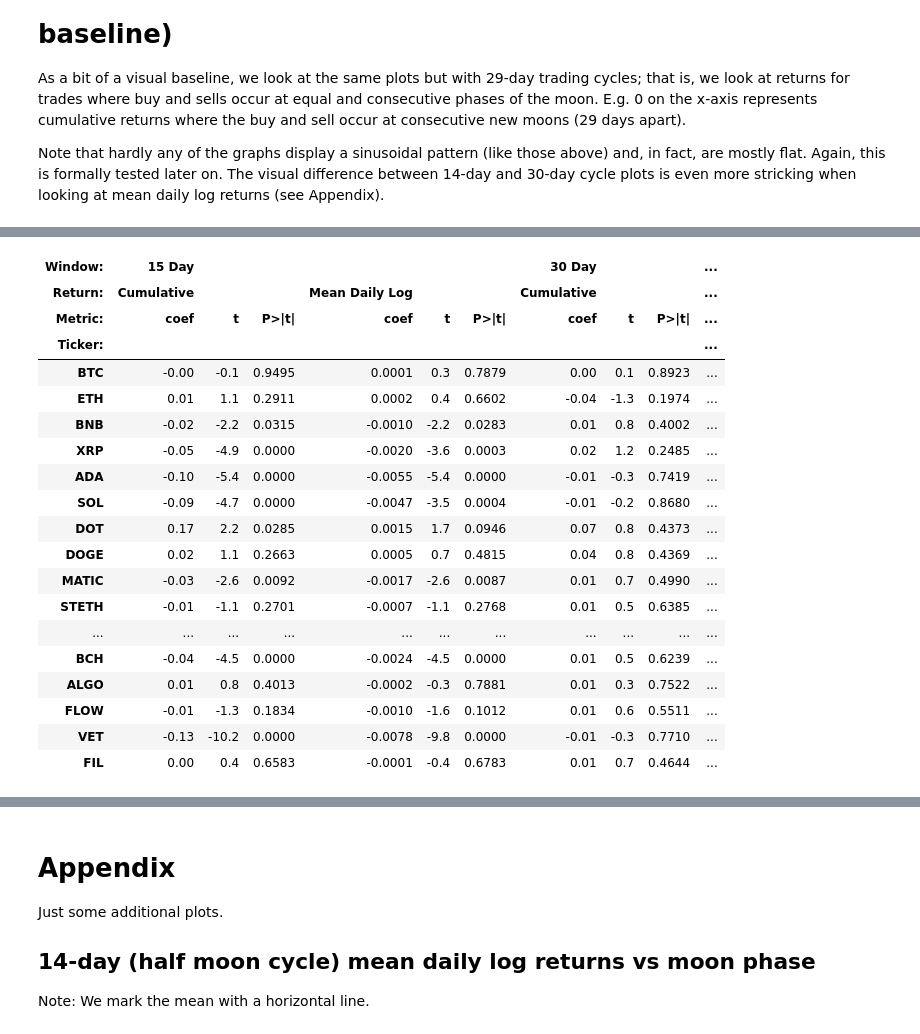
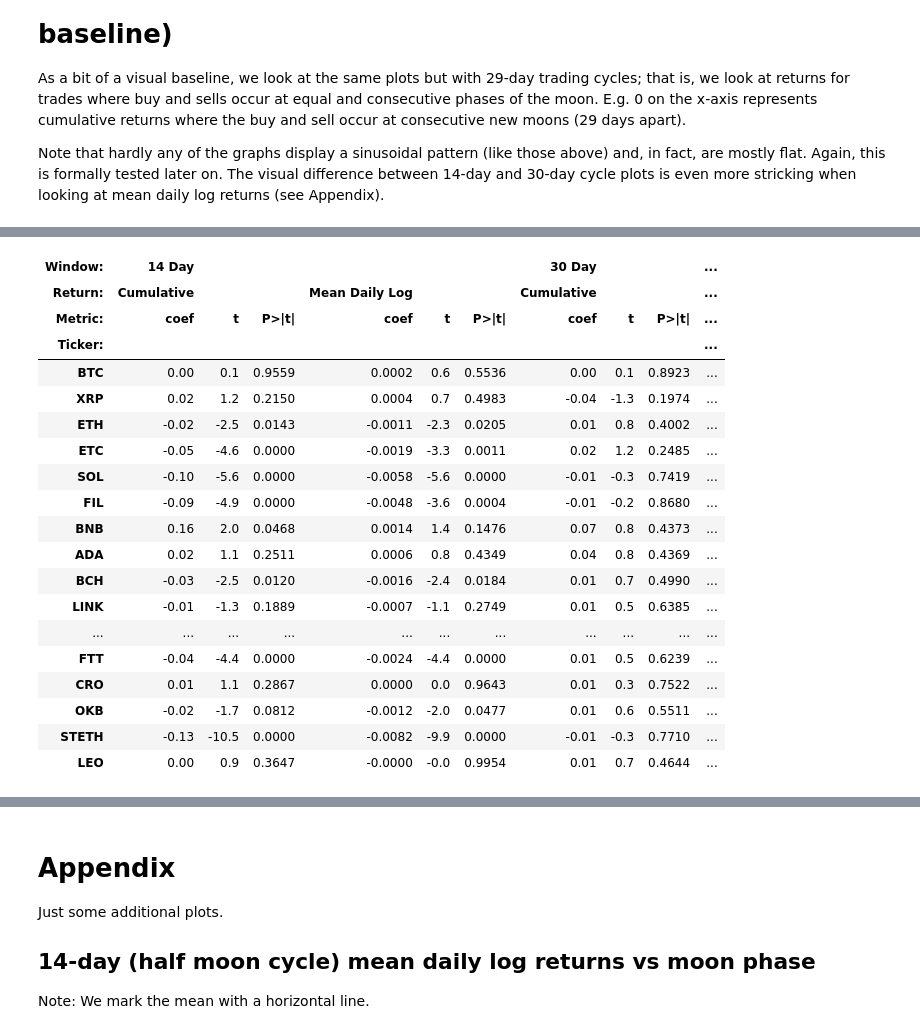
Before and after one commit to astrace/notebooks, a Jupyter notebook: moon_cycle/Lunar Phases and Cryptocurrency Returns.ipynb, the cells around one changed output, grey strips where cells are left out. Drawn from its saved outputs; the diff is of its cells as text; code cells hidden in the pictures.

```diff
--- a/moon_cycle/Lunar Phases and Cryptocurrency Returns.ipynb
+++ b/moon_cycle/Lunar Phases and Cryptocurrency Returns.ipynb
@@ -271,7 +261,7 @@ mean length of a lunar cycle). The results indicate a significant cyclical lunar
 def _run_experiment(df):
     result = []
     df['cos_trans'] = np.cos(2 * np.pi * df['days_after_new_moon'] / 29.53)
-    for n in [15, 30, 60]:
+    for n in [14, 30, 60]:
         for fn in [_n_day_cumulative_returns, _n_day_mean_daily_log_returns]:
             key = '{}{}'.format(n, fn.__name__[2:])
             df[key] = fn(df, n).values
@@ -284,9 +274,10 @@ def _run_experiment(df):
     return pd.Series(result)
 
 DF_RESULT = DF_MAIN.groupby('ticker', sort=False).apply(_run_experiment)
+tickers = DF_MAIN.groupby('ticker').last().total_volumes.sort_values(ascending=False).index
 DF_RESULT.index=pd.Index(tickers, name='Ticker:')
 DF_RESULT.columns = pd.MultiIndex.from_product([
-      ['15 Day', '30 Day', '60 Day'],
+      ['14 Day', '30 Day', '60 Day'],
       ['Cumulative', 'Mean Daily Log'],
       ['coef', 't', 'P>|t|']
     ], names=['Window:', 'Return:', 'Metric:']
@@ -296,7 +287,7 @@ DF_RESULT.columns = pd.MultiIndex.from_product([
 # just styling stuff; code hidden by default
 
 multiindex = pd.MultiIndex.from_product([
-      ['15 Day', '30 Day', '60 Day'],
+      ['14 Day', '30 Day', '60 Day'],
       ['Cumulative', 'Mean Daily Log'],
       ['coef', 't', 'P>|t|']
 ])
@@ -312,7 +303,7 @@ s = DF_RESULT.style.format(formatter={
 })
 
 s.columns = pd.MultiIndex.from_product([
-  ['15 Day', '30 Day', '60 Day'],
+  ['14 Day', '30 Day', '60 Day'],
   ['Cumulative', 'Mean Daily Log'],
   ['coef', 't', 'P>|t|']
 ], names=['Window:', 'Return:', ''])
@@ -337,56 +328,56 @@ s.set_table_styles({
         {'selector': 'th', 'props': 'border-left: 2px solid white'},
         {'selector': 'td', 'props': 'border-left: 2px solid black'}
     ],
-    ('15 Day', 'Mean Daily Log', 'coef'): [
+    ('14 Day', 'Mean Daily Log', 'coef'): [
         {'selector': 'td', 'props': 'border-left: 1px solid black'}
     ],
     ('30 Day', 'Mean Daily Log', 'coef'): [
         {'selector': 'td', 'props': 'border-left: 1px solid black'}
     ],
     ('60 Day', 'Mean Daily Log', 'coef'): [
         {'selector': 'td', 'props': 'border-left: 1px solid black'}
     ]
 }, overwrite=False, axis=0)
 
 def highlight_pvalues(s):
     def _color(pvalue):
         if pvalue < 0.001:
             return "FCF947"
         if pvalue < 0.01:
             return "FDFA75"
         if pvalue < 0.05:
             return "FEFDBA"
         if pvalue < 0.1:
             return "FFFEE8"
         else:
             return ""
     props = []
-    for x in ['15 Day', '30 Day', '60 Day']:
+    for x in ['14 Day', '30 Day', '60 Day']:
         for y in ['Cumulative', 'Mean Daily Log']:
             pvalue = s[x, y, 'P>|t|']
             props.extend(['background-color:#{}'.format(_color(pvalue))] * 3)
     return props
 
 s.apply(highlight_pvalues, axis=1)
 # %% [output]
-| Window: | 15 Day |  |  |  |  |  | 30 Day |  |  | ... |
+| Window: | 14 Day |  |  |  |  |  | 30 Day |  |  | ... |
 | Return: | Cumulative |  |  | Mean Daily Log |  |  | Cumulative |  |  | ... |
 | Metric: | coef | t | P>|t| | coef | t | P>|t| | coef | t | P>|t| | ... |
 | Ticker: |  |  |  |  |  |  |  |  |  | ... |
-| BTC | -0.00 | -0.1 | 0.9495 | 0.0001 | 0.3 | 0.7879 | 0.00 | 0.1 | 0.8923 | ... |
-| ETH | 0.01 | 1.1 | 0.2911 | 0.0002 | 0.4 | 0.6602 | -0.04 | -1.3 | 0.1974 | ... |
-| BNB | -0.02 | -2.2 | 0.0315 | -0.0010 | -2.2 | 0.0283 | 0.01 | 0.8 | 0.4002 | ... |
-| XRP | -0.05 | -4.9 | 0.0000 | -0.0020 | -3.6 | 0.0003 | 0.02 | 1.2 | 0.2485 | ... |
-| ADA | -0.10 | -5.4 | 0.0000 | -0.0055 | -5.4 | 0.0000 | -0.01 | -0.3 | 0.7419 | ... |
-| SOL | -0.09 | -4.7 | 0.0000 | -0.0047 | -3.5 | 0.0004 | -0.01 | -0.2 | 0.8680 | ... |
-| DOT | 0.17 | 2.2 | 0.0285 | 0.0015 | 1.7 | 0.0946 | 0.07 | 0.8 | 0.4373 | ... |
-| DOGE | 0.02 | 1.1 | 0.2663 | 0.0005 | 0.7 | 0.4815 | 0.04 | 0.8 | 0.4369 | ... |
-| MATIC | -0.03 | -2.6 | 0.0092 | -0.0017 | -2.6 | 0.0087 | 0.01 | 0.7 | 0.4990 | ... |
-| STETH | -0.01 | -1.1 | 0.2701 | -0.0007 | -1.1 | 0.2768 | 0.01 | 0.5 | 0.6385 | ... |
+| BTC | 0.00 | 0.1 | 0.9559 | 0.0002 | 0.6 | 0.5536 | 0.00 | 0.1 | 0.8923 | ... |
+| XRP | 0.02 | 1.2 | 0.2150 | 0.0004 | 0.7 | 0.4983 | -0.04 | -1.3 | 0.1974 | ... |
+| ETH | -0.02 | -2.5 | 0.0143 | -0.0011 | -2.3 | 0.0205 | 0.01 | 0.8 | 0.4002 | ... |
+| ETC | -0.05 | -4.6 | 0.0000 | -0.0019 | -3.3 | 0.0011 | 0.02 | 1.2 | 0.2485 | ... |
+| SOL | -0.10 | -5.6 | 0.0000 | -0.0058 | -5.6 | 0.0000 | -0.01 | -0.3 | 0.7419 | ... |
+| FIL | -0.09 | -4.9 | 0.0000 | -0.0048 | -3.6 | 0.0004 | -0.01 | -0.2 | 0.8680 | ... |
+| BNB | 0.16 | 2.0 | 0.0468 | 0.0014 | 1.4 | 0.1476 | 0.07 | 0.8 | 0.4373 | ... |
+| ADA | 0.02 | 1.1 | 0.2511 | 0.0006 | 0.8 | 0.4349 | 0.04 | 0.8 | 0.4369 | ... |
+| BCH | -0.03 | -2.5 | 0.0120 | -0.0016 | -2.4 | 0.0184 | 0.01 | 0.7 | 0.4990 | ... |
+| LINK | -0.01 | -1.3 | 0.1889 | -0.0007 | -1.1 | 0.2749 | 0.01 | 0.5 | 0.6385 | ... |
 | ... | ... | ... | ... | ... | ... | ... | ... | ... | ... | ... |
-| BCH | -0.04 | -4.5 | 0.0000 | -0.0024 | -4.5 | 0.0000 | 0.01 | 0.5 | 0.6239 | ... |
-| ALGO | 0.01 | 0.8 | 0.4013 | -0.0002 | -0.3 | 0.7881 | 0.01 | 0.3 | 0.7522 | ... |
-| FLOW | -0.01 | -1.3 | 0.1834 | -0.0010 | -1.6 | 0.1012 | 0.01 | 0.6 | 0.5511 | ... |
-| VET | -0.13 | -10.2 | 0.0000 | -0.0078 | -9.8 | 0.0000 | -0.01 | -0.3 | 0.7710 | ... |
-| FIL | 0.00 | 0.4 | 0.6583 | -0.0001 | -0.4 | 0.6783 | 0.01 | 0.7 | 0.4644 | ... |
+| FTT | -0.04 | -4.4 | 0.0000 | -0.0024 | -4.4 | 0.0000 | 0.01 | 0.5 | 0.6239 | ... |
+| CRO | 0.01 | 1.1 | 0.2867 | 0.0000 | 0.0 | 0.9643 | 0.01 | 0.3 | 0.7522 | ... |
+| OKB | -0.02 | -1.7 | 0.0812 | -0.0012 | -2.0 | 0.0477 | 0.01 | 0.6 | 0.5511 | ... |
+| STETH | -0.13 | -10.5 | 0.0000 | -0.0082 | -9.9 | 0.0000 | -0.01 | -0.3 | 0.7710 | ... |
+| LEO | 0.00 | 0.9 | 0.3647 | -0.0000 | -0.0 | 0.9954 | 0.01 | 0.7 | 0.4644 | ... |
 # %%
```
Also changed, not shown: parts of 7 cells of this notebook.
